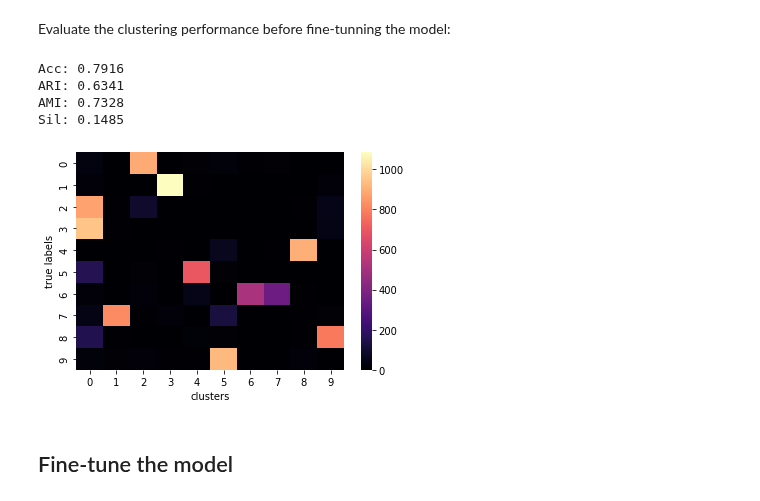
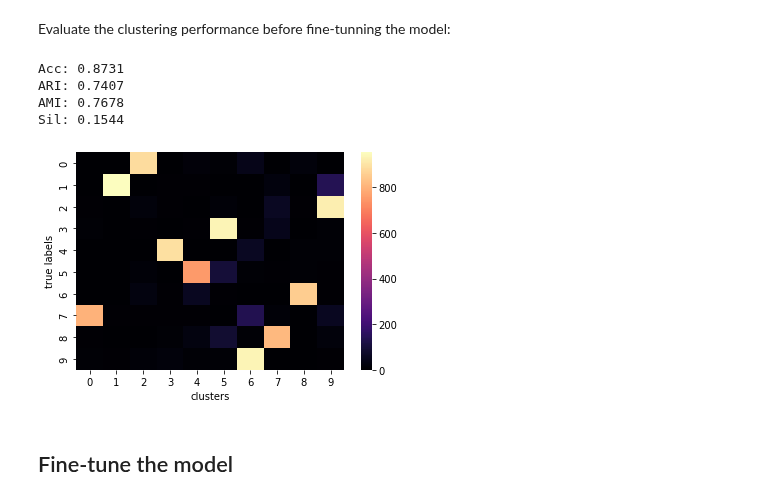
Before and after one commit to carlescn/MSc_bioinformatics_thesis, a Jupyter notebook: masters_thesis_models/vade_on_MNIST.ipynb, the cells around one changed output. Cells and saved outputs as stored; diff of their text form; code cells hidden in the pictures.

Commit message:
New model method encode_only_mu()

```diff
--- a/masters_thesis_models/vade_on_MNIST.ipynb
+++ b/masters_thesis_models/vade_on_MNIST.ipynb
@@ -108,13 +112,13 @@ for weight in model_vade.trainable_weights:
 # %% [markdown]
 Evaluate the clustering performance before fine-tunning the model:
 # %%
-evaluate_model(model_vade, x_test, y_test, True)
+evaluate_clustering_performance(model_vade.classify, x_test, y_test, True, model_vade.encode_only_mu)
 # %% [output]
-Acc: 0.7916
-ARI: 0.6341
-AMI: 0.7328
-Sil: 0.1485
+Acc: 0.8731
+ARI: 0.7407
+AMI: 0.7678
+Sil: 0.1544
-[figure, old version]
+[figure, new version]
 # %% [markdown]
 ## Fine-tune the model
 # %% [markdown]
```
Also changed, not shown: parts of 7 cells of this notebook, 1 other file.
